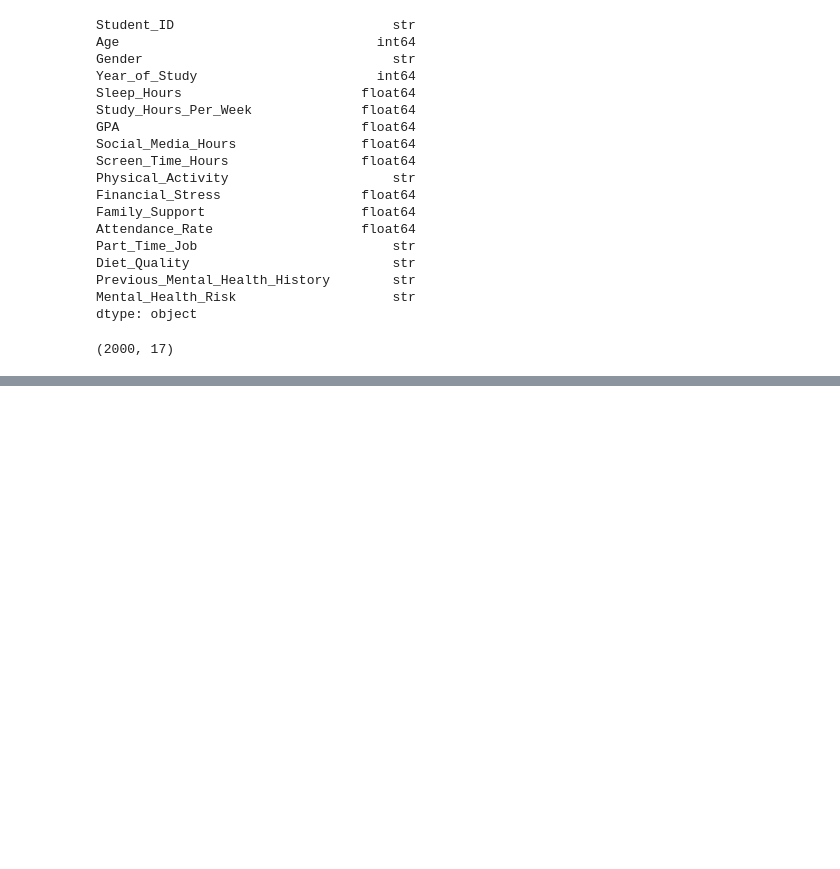
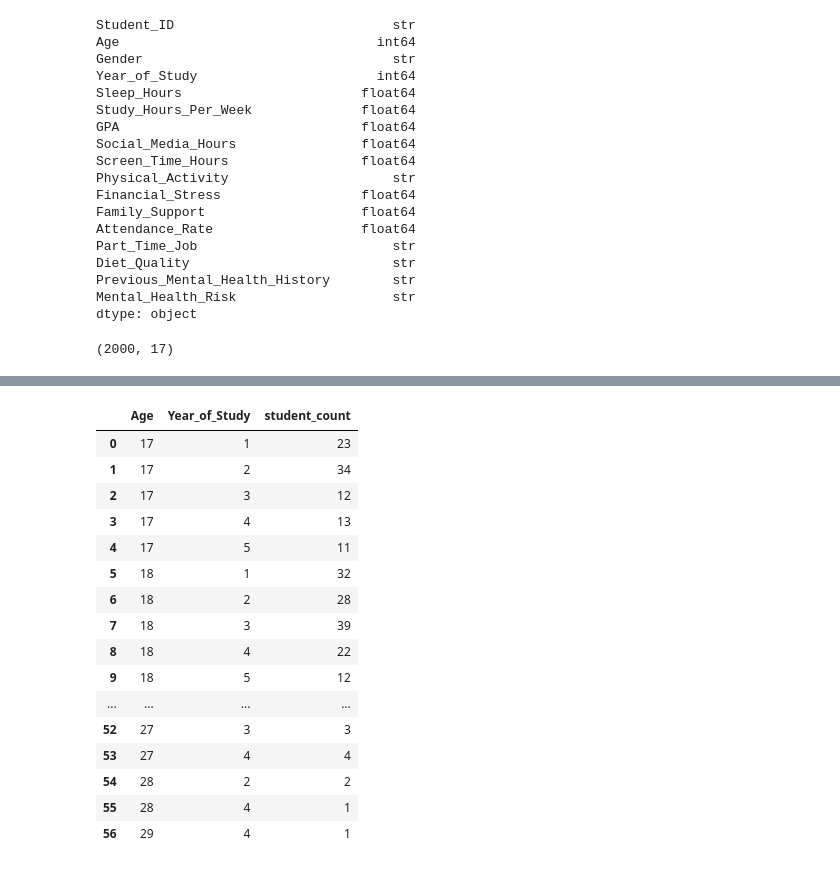
Before and after one commit to kuroi-hime/Pr-diction-du-risque-de-sant-mentale-chez-les-tudiants, a Jupyter notebook: notebooks/01_Data_loading_&_EDA.ipynb, the cells around one changed output, grey strips where cells are left out. Saved outputs shown, nothing was run; the diff lists cells and outputs as text; code cells hidden in the pictures; blank space fills up the shorter version.

```diff
--- a/notebooks/01_Data_loading_&_EDA.ipynb
+++ b/notebooks/01_Data_loading_&_EDA.ipynb
@@ -53,0 +270,27 @@ data.shape
+# %%
+# Age vs Year_of_Study
+grouped_age = (
+    X[["Age", "Year_of_Study"]]
+    .groupby(by=["Age", "Year_of_Study"]).size()
+)
+pd.set_option("display.max_rows", None)
+df_grouped_age = grouped_age.reset_index(name="student_count")
+df_grouped_age
+# %% [output]
+|  | Age | Year_of_Study | student_count |
+| 0 | 17 | 1 | 23 |
+| 1 | 17 | 2 | 34 |
+| 2 | 17 | 3 | 12 |
+| 3 | 17 | 4 | 13 |
+| 4 | 17 | 5 | 11 |
+| 5 | 18 | 1 | 32 |
+| 6 | 18 | 2 | 28 |
+| 7 | 18 | 3 | 39 |
+| 8 | 18 | 4 | 22 |
+| 9 | 18 | 5 | 12 |
+| ... | ... | ... | ... |
+| 52 | 27 | 3 | 3 |
+| 53 | 27 | 4 | 4 |
+| 54 | 28 | 2 | 2 |
+| 55 | 28 | 4 | 1 |
+| 56 | 29 | 4 | 1 |
```
Also changed, not shown: parts of 43 cells of this notebook.
